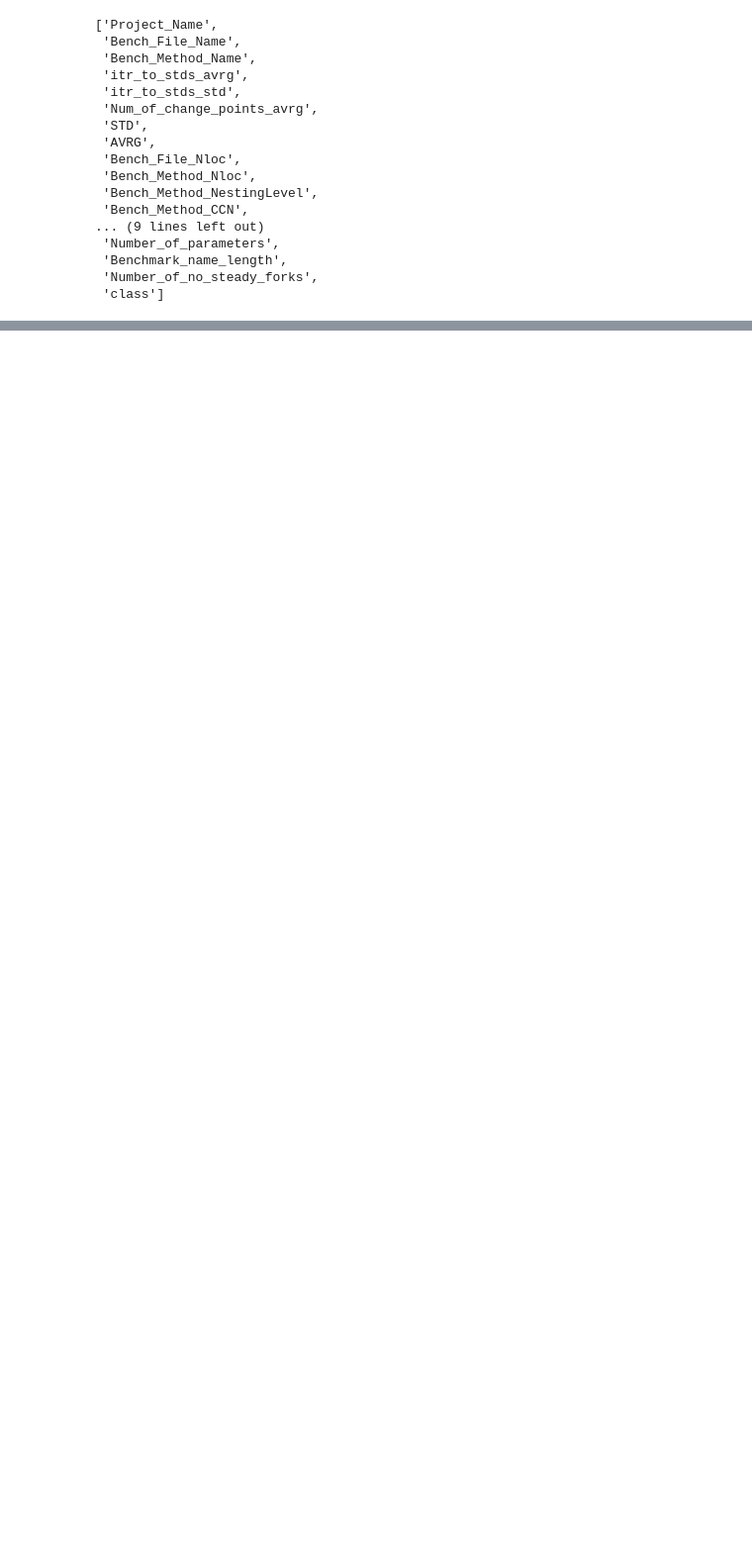
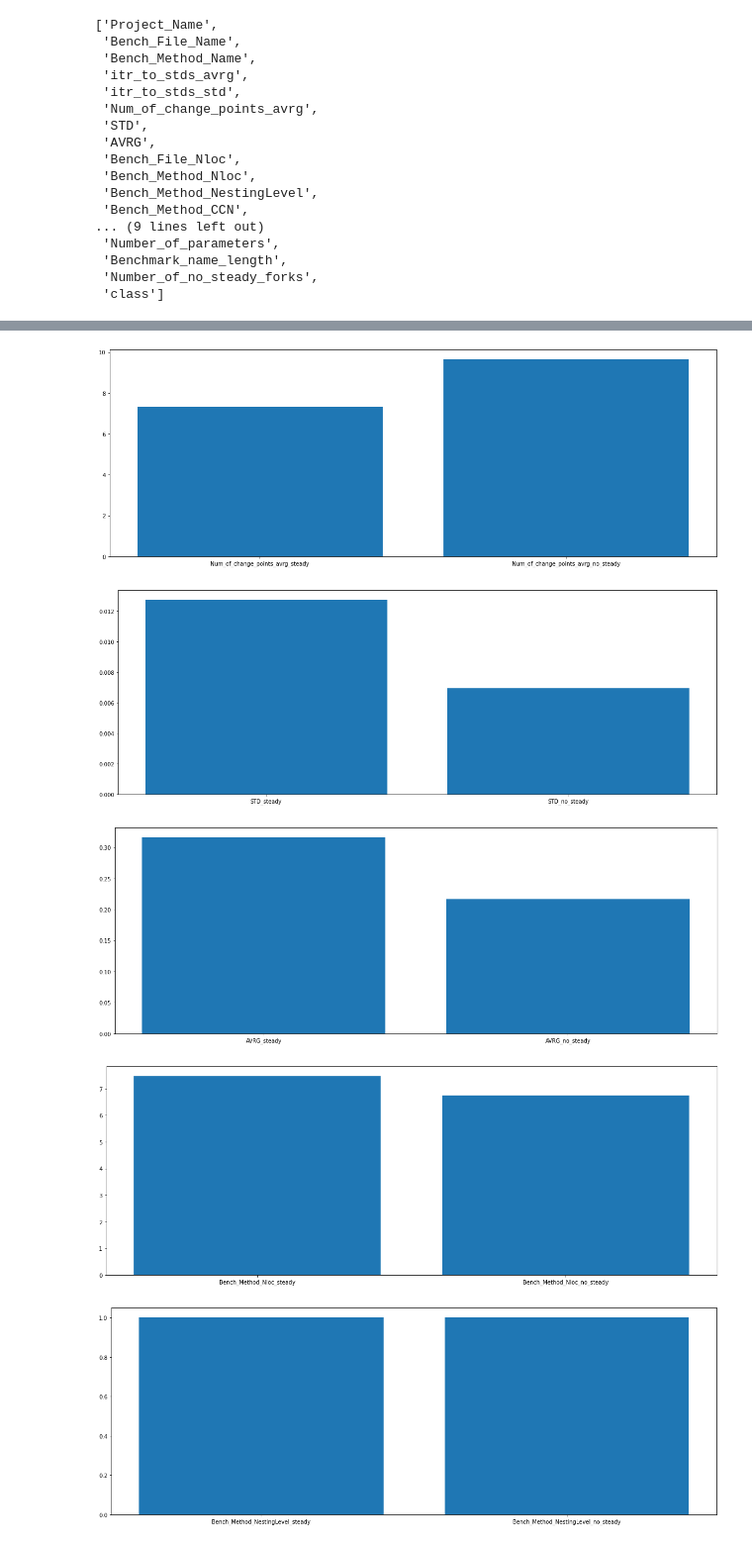
Before and after one commit to amirmahdiKhosravi/ACM-SPEC-ICPE-2023-DataTrack, a Jupyter notebook: Data_Mining.ipynb, the cells around one changed output, grey strips where cells are left out. Shown at 99% size. Drawn from its saved outputs; the diff is of its cells as text; code cells hidden in the pictures; blank space fills up the shorter version.

```diff
--- a/Data_Mining.ipynb
+++ b/Data_Mining.ipynb
@@ -130,0 +170,17 @@ inconsistent
+# %%
+features = inconsistent.drop(["itr_to_stds_avrg", "itr_to_stds_std", "Bench_File_Nloc"]
+                  , axis=1, inplace=False).columns.tolist()
+for feature in features:
+    x = [feature + "_steady", feature + "_no_steady"]
+    y = [steady_benchmarks[feature].mean(), inconsistent[feature].mean()]
+
+    fig = plt.figure(figsize =(20, 7))
+
+    plt.bar(x, y)
+    plt.show
+# %% [output]
+[figure, added]
+[figure, added]
+[figure, added]
+[figure, added]
+[figure, added]
```
Also changed, not shown: parts of 23 cells of this notebook, 2 other files.
